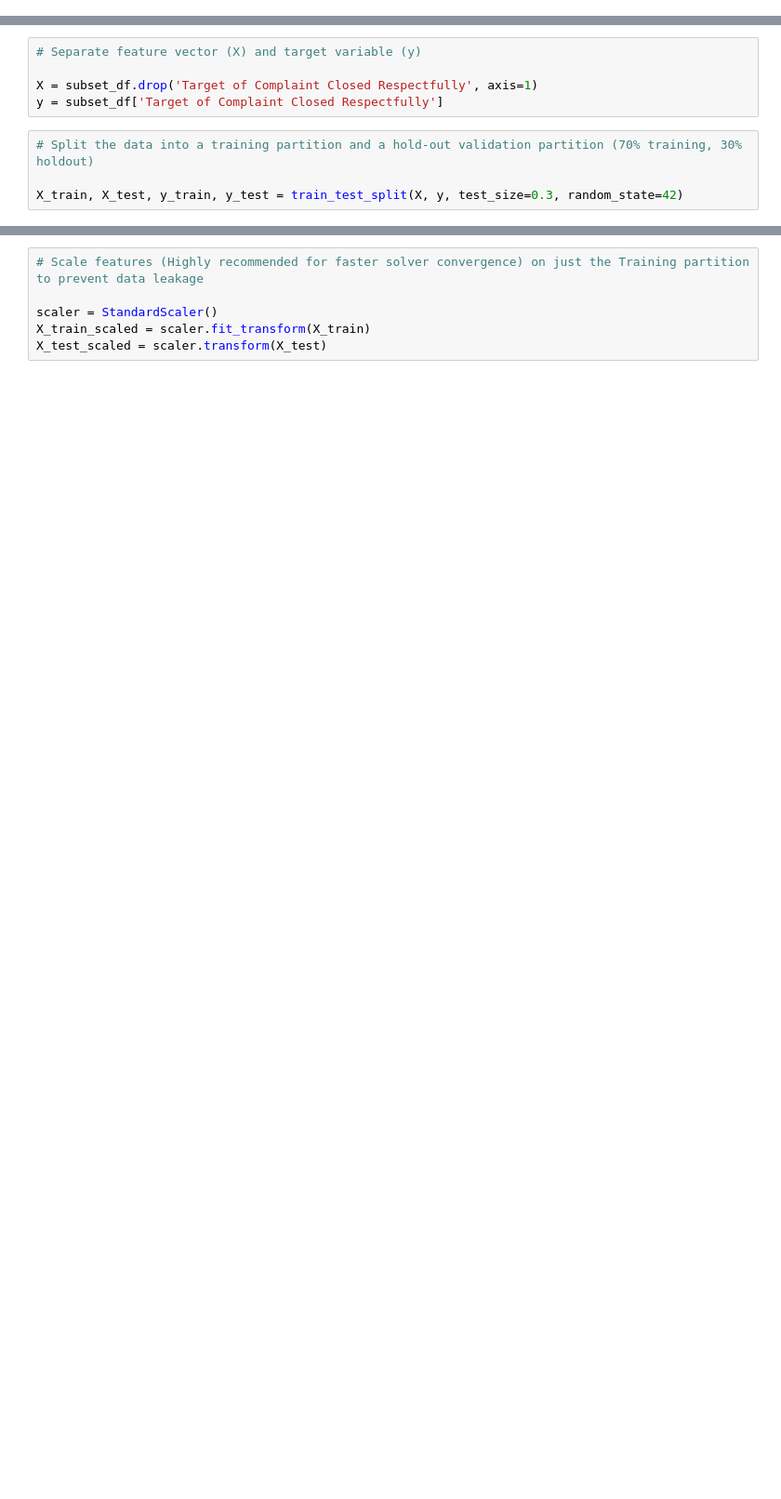
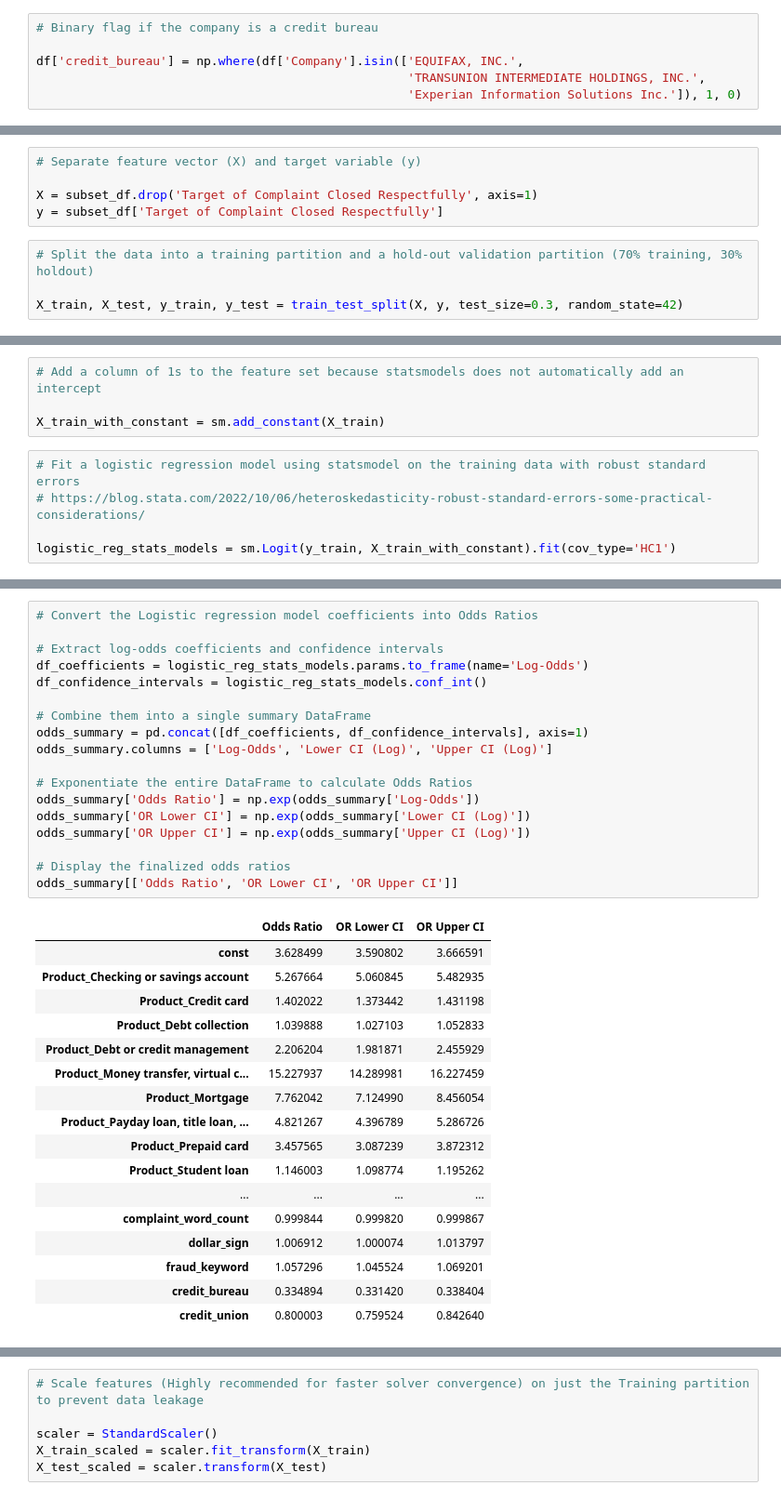
Before and after one commit to Papazian/MADS_Capstone, a Jupyter notebook: Modeling/Toy_Model.ipynb, the cells around one changed output, grey strips where cells are left out. Shown at 93% size. Cells and saved outputs as stored; diff of their text form; blank space fills up the shorter version.

Commit message:
Added Logistic regression with statsmodel
Added Logistic regression with statsmodel and engineered new features

```diff
--- a/Modeling/Toy_Model.ipynb
+++ b/Modeling/Toy_Model.ipynb
@@ -313,3 +346,9 @@ fraud_keywords = ['fraud', 'fraudulent', 'fake', 'forgery', 'trick', 'scam', 'sw
 fraud_pattern = '|'.join(fraud_keywords)
 
 df['fraud_keyword'] = df['Consumer complaint narrative'].str.contains(fraud_pattern, case=False, na=False).astype(int)
+# %%
+# Binary flag if the company is a credit bureau
+
+df['credit_bureau'] = np.where(df['Company'].isin(['EQUIFAX, INC.',
+                                                   'TRANSUNION INTERMEDIATE HOLDINGS, INC.',
+                                                   'Experian Information Solutions Inc.']), 1, 0)
@@ -366,0 +418,9 @@ X_train, X_test, y_train, y_test = train_test_split(X, y, test_size=0.3, random_
+# %%
+# Add a column of 1s to the feature set because statsmodels does not automatically add an intercept
+
+X_train_with_constant = sm.add_constant(X_train)
+# %%
+# Fit a logistic regression model using statsmodel on the training data with robust standard errors
+# https://blog.stata.com/2022/10/06/heteroskedasticity-robust-standard-errors-some-practical-considerations/
+
+logistic_reg_stats_models = sm.Logit(y_train, X_train_with_constant).fit(cov_type='HC1')
@@ -367 +453,37 @@ X_train, X_test, y_train, y_test = train_test_split(X, y, test_size=0.3, random_
+# %%
+# Convert the Logistic regression model coefficients into Odds Ratios
+
+# Extract log-odds coefficients and confidence intervals
+df_coefficients = logistic_reg_stats_models.params.to_frame(name='Log-Odds')
+df_confidence_intervals = logistic_reg_stats_models.conf_int()
+
+# Combine them into a single summary DataFrame
+odds_summary = pd.concat([df_coefficients, df_confidence_intervals], axis=1)
+odds_summary.columns = ['Log-Odds', 'Lower CI (Log)', 'Upper CI (Log)']
+
+# Exponentiate the entire DataFrame to calculate Odds Ratios
+odds_summary['Odds Ratio'] = np.exp(odds_summary['Log-Odds'])
+odds_summary['OR Lower CI'] = np.exp(odds_summary['Lower CI (Log)'])
+odds_summary['OR Upper CI'] = np.exp(odds_summary['Upper CI (Log)'])
+
+# Display the finalized odds ratios
+odds_summary[['Odds Ratio', 'OR Lower CI', 'OR Upper CI']]
+# %% [output]
+|  | Odds Ratio | OR Lower CI | OR Upper CI |
+| const | 3.628499 | 3.590802 | 3.666591 |
+| Product_Checking or savings account | 5.267664 | 5.060845 | 5.482935 |
+| Product_Credit card | 1.402022 | 1.373442 | 1.431198 |
+| Product_Debt collection | 1.039888 | 1.027103 | 1.052833 |
+| Product_Debt or credit management | 2.206204 | 1.981871 | 2.455929 |
+| Product_Money transfer, virtual c... | 15.227937 | 14.289981 | 16.227459 |
+| Product_Mortgage | 7.762042 | 7.124990 | 8.456054 |
+| Product_Payday loan, title loan, ... | 4.821267 | 4.396789 | 5.286726 |
+| Product_Prepaid card | 3.457565 | 3.087239 | 3.872312 |
+| Product_Student loan | 1.146003 | 1.098774 | 1.195262 |
+| ... | ... | ... | ... |
+| complaint_word_count | 0.999844 | 0.999820 | 0.999867 |
+| dollar_sign | 1.006912 | 1.000074 | 1.013797 |
+| fraud_keyword | 1.057296 | 1.045524 | 1.069201 |
+| credit_bureau | 0.334894 | 0.331420 | 0.338404 |
+| credit_union | 0.800003 | 0.759524 | 0.842640 |
 # %% [markdown]
```
Also changed, not shown: parts of 29 cells of this notebook.
